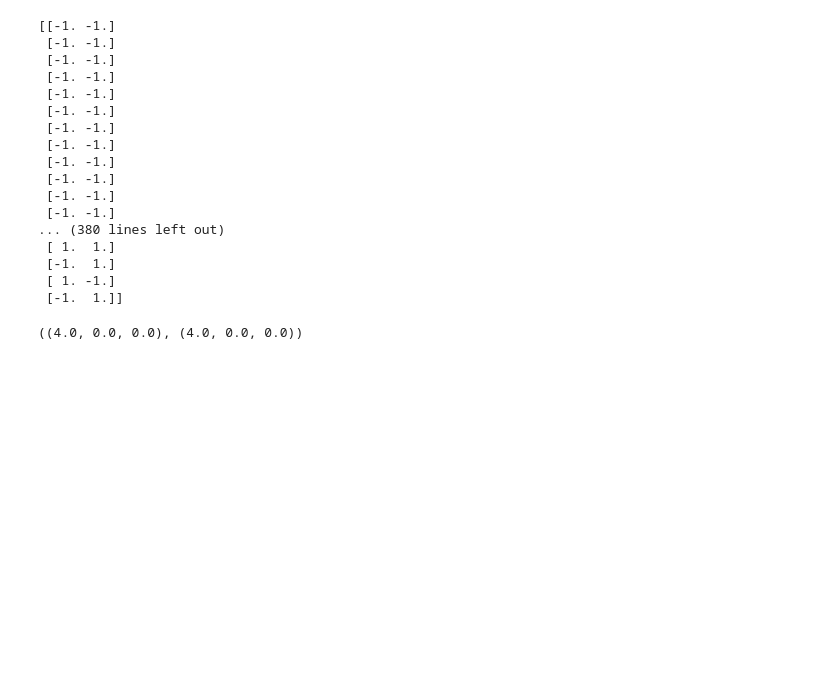
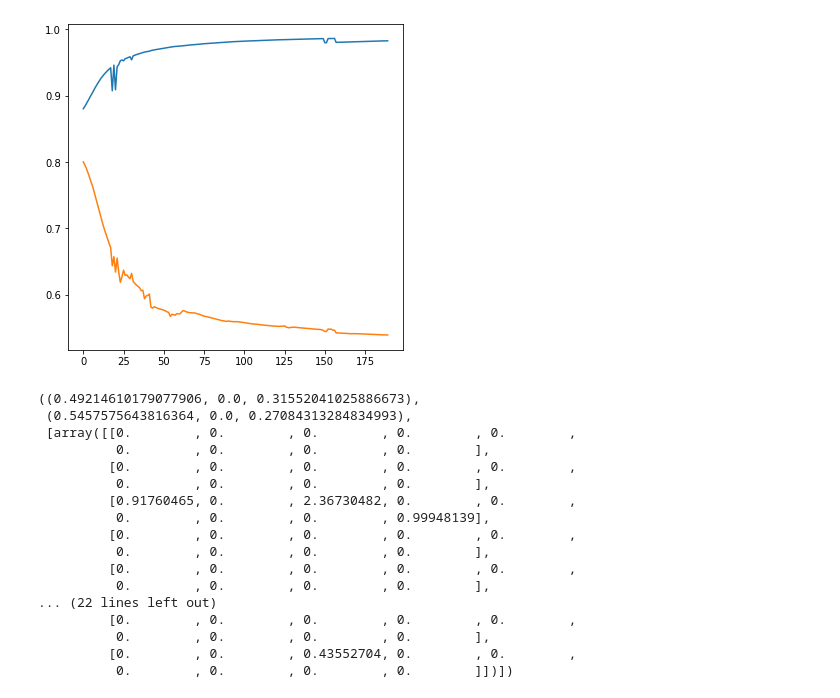
Before and after one commit to iLnezoH/carbon, a Jupyter notebook: src/modules/test.ipynb, the cells around one changed output. Cells and saved outputs as stored; diff of their text form; code cells hidden in the pictures; blank space fills up the shorter version.

```diff
--- a/src/modules/test.ipynb
+++ b/src/modules/test.ipynb
@@ -9,24 +20,41 @@ Y = data[1]
+# %%
+pxy = []
+pyx = []
+
+E = 2
+tau = 1
+for l in range(10, 200):
+    res = PC(X[:l], Y[:l], E, tau)
+    pxy.append(res[0][0])
+    pyx.append(res[1][0])
+# %%
+fig, axe = plt.subplots(figsize=(6,6))
+xs = np.arange(190)
+axe.plot(xs, pxy)
+axe.plot(xs, pyx)
+plt.show()
+# %% [output]
+[figure, added]
 # %%
-PC(X,Y,E=2,tau=1)
+PC(X, Y, E=3, tau=1, p=1)
 # %% [output]
-[[-1. -1.]
- [-1. -1.]
- [-1. -1.]
- [-1. -1.]
- [-1. -1.]
- [-1. -1.]
- [-1. -1.]
- [-1. -1.]
- [-1. -1.]
- [-1. -1.]
- [-1. -1.]
- [-1. -1.]
-... (380 lines left out)
- [ 1.  1.]
- [-1.  1.]
- [ 1. -1.]
- [-1.  1.]]
+((0.49214610179077906, 0.0, 0.31552041025886673),
+ (0.5457575643816364, 0.0, 0.27084313284834993),
+ [array([[0.        , 0.        , 0.        , 0.        , 0.        ,
+          0.        , 0.        , 0.        , 0.        ],
+         [0.        , 0.        , 0.        , 0.        , 0.        ,
+          0.        , 0.        , 0.        , 0.        ],
+         [0.91760465, 0.        , 2.36730482, 0.        , 0.        ,
+          0.        , 0.        , 0.        , 0.99948139],
+         [0.        , 0.        , 0.        , 0.        , 0.        ,
+          0.        , 0.        , 0.        , 0.        ],
+         [0.        , 0.        , 0.        , 0.        , 0.        ,
+          0.        , 0.        , 0.        , 0.        ],
+... (22 lines left out)
+         [0.        , 0.        , 0.        , 0.        , 0.        ,
+          0.        , 0.        , 0.        , 0.        ],
+         [0.        , 0.        , 0.43552704, 0.        , 0.        ,
+          0.        , 0.        , 0.        , 0.        ]])])
-((4.0, 0.0, 0.0), (4.0, 0.0, 0.0))
 # %%
 p_x_y = []
 p_y_x = []
```
Also changed, not shown: parts of 3 cells of this notebook, 2 other files.
